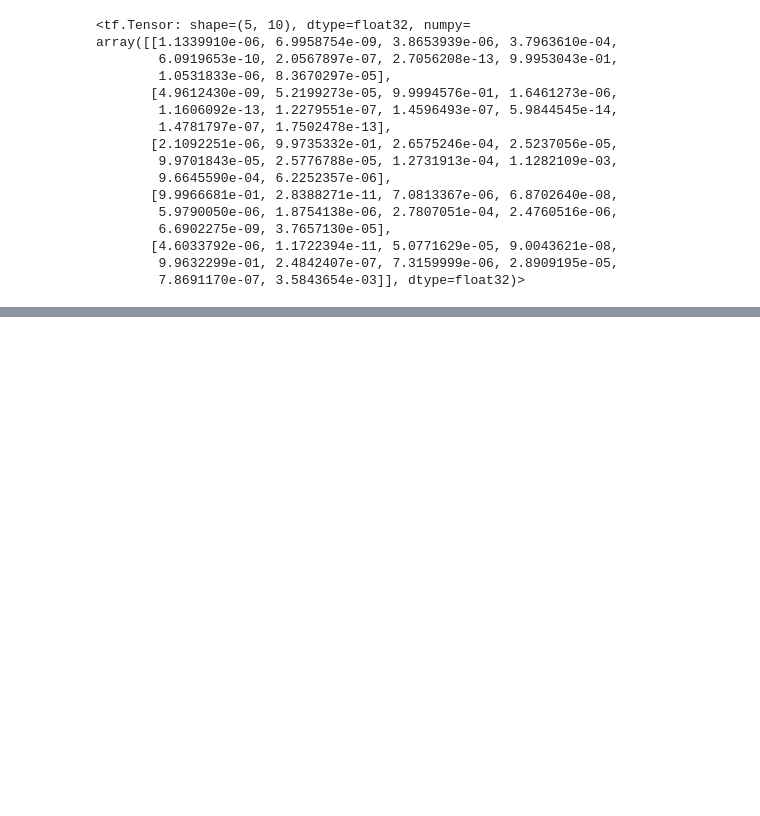
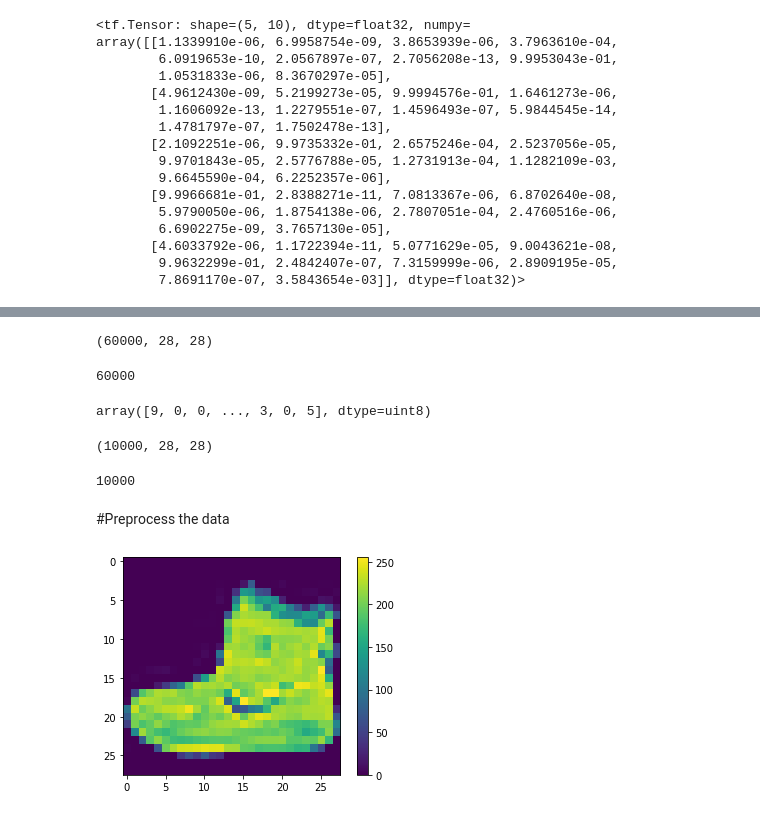
Before and after one commit to hopeletty/KerasIntro, a Jupyter notebook: Keras.ipynb, the cells around one changed output, grey strips where cells are left out. Cells and saved outputs as stored; diff of their text form; code cells hidden in the pictures; blank space fills up the shorter version.

```diff
--- a/Keras.ipynb
+++ b/Keras.ipynb
@@ -88,0 +99,3 @@ array([[1.1339910e-06, 6.9958754e-09, 3.8653939e-06, 3.7963610e-04,
+# %%
+fashion_mnist = tf.keras.datasets.fashion_mnist
+(train_images, train_labels), (test_images, test_labels) = fashion_mnist.load_data()
@@ -88,0 +111,31 @@ array([[1.1339910e-06, 6.9958754e-09, 3.8653939e-06, 3.7963610e-04,
+# %%
+class_names = ['T-shirt/top', 'Trouser', 'Pullover', 'Dresss', 'Coat', 'Sandal', 'Shirt', 'Sneaker', 'Bag', 'Ankle boot']
+train_images.shape
+# %% [output]
+(60000, 28, 28)
+# %%
+len(train_labels)
+# %% [output]
+60000
+# %%
+train_labels
+# %% [output]
+array([9, 0, 0, ..., 3, 0, 5], dtype=uint8)
+# %%
+test_images.shape
+# %% [output]
+(10000, 28, 28)
+# %%
+len(test_labels)
+# %% [output]
+10000
+# %% [markdown]
+#Preprocess the data
+# %%
+plt.figure()
+plt.imshow(train_images[0])
+plt.colorbar()
+plt.grid(False)
+plt.show()
+# %% [output]
+[figure, added]
```
Also changed, not shown: parts of 4 cells of this notebook.
